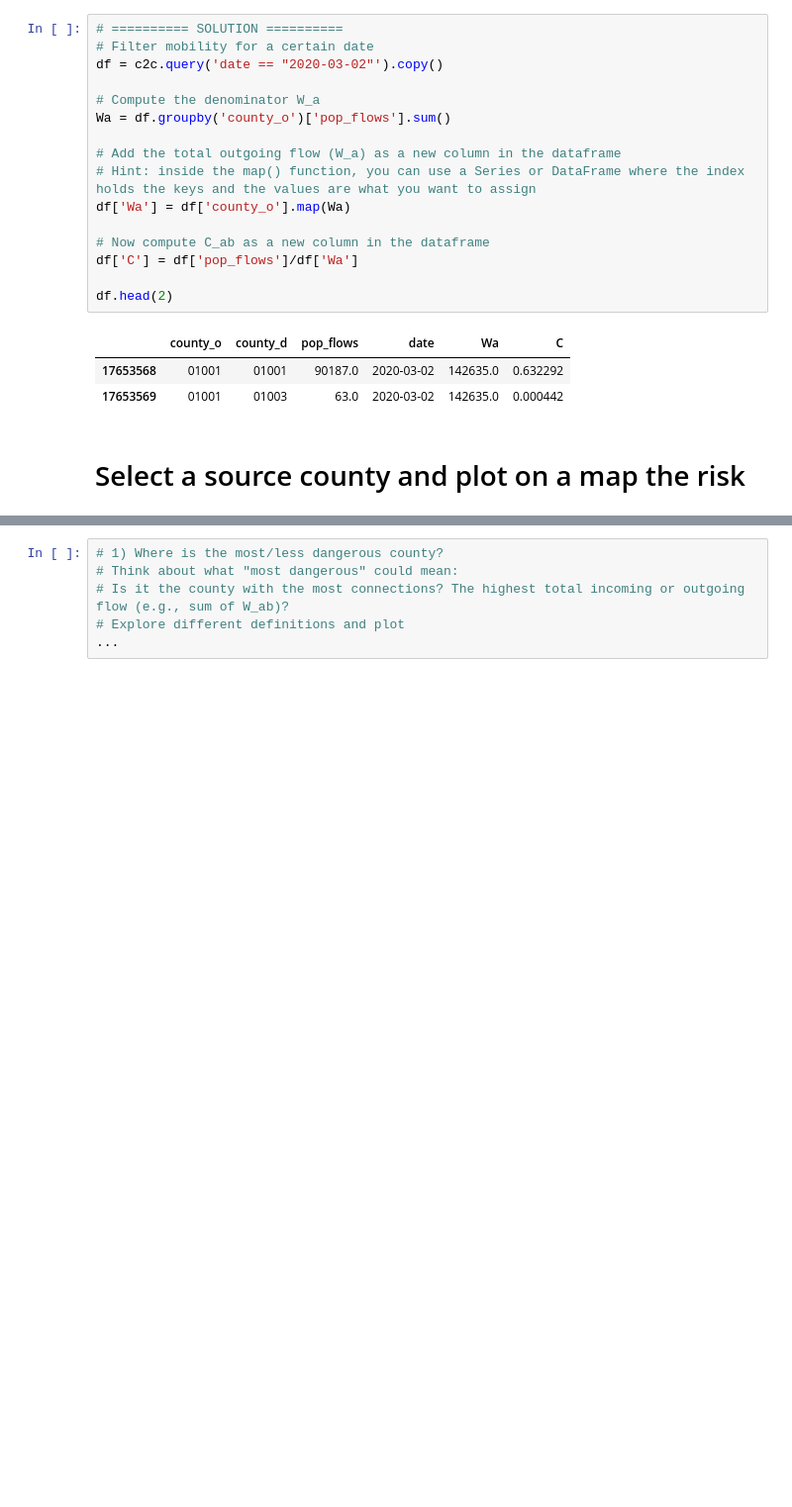
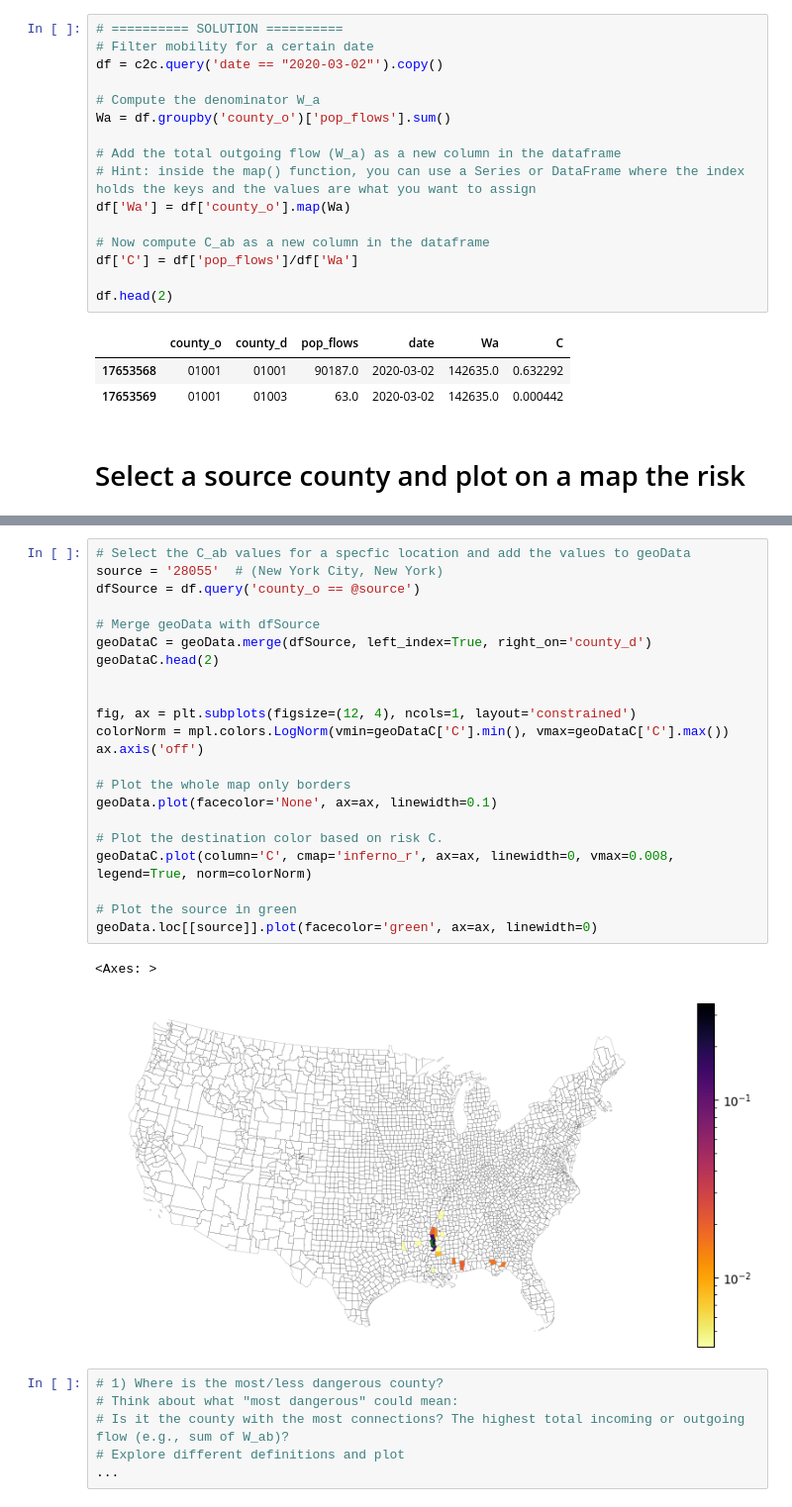
Before and after one commit to EPIcx-lab/ESPIDAM-2025---Networks-and-Contact-Patterns-in-Infectious-Disease-Models, a Jupyter notebook: lab1_part2_solutions.ipynb, the cells around one changed output, grey strips where cells are left out. Shown: that part at 99% size. Saved outputs shown, nothing was run; the diff lists cells and outputs as text; blank space fills up the shorter version.

```diff
--- a/lab1_part2_solutions.ipynb
+++ b/lab1_part2_solutions.ipynb
@@ -129,3 +131,28 @@ geoData.loc[[source]].plot(facecolor='green', ax=ax, linewidth=0)
+# %%
+# Select the C_ab values for a specfic location and add the values to geoData
+source = '28055'  # (New York City, New York)
+dfSource = df.query('county_o == @source')
+
+# Merge geoData with dfSource
+geoDataC = geoData.merge(dfSource, left_index=True, right_on='county_d')
+geoDataC.head(2)
+
+
+fig, ax = plt.subplots(figsize=(12, 4), ncols=1, layout='constrained')
+colorNorm = mpl.colors.LogNorm(vmin=geoDataC['C'].min(), vmax=geoDataC['C'].max())
+ax.axis('off')
+
+# Plot the whole map only borders
+geoData.plot(facecolor='None', ax=ax, linewidth=0.1)
+
+# Plot the destination color based on risk C.
+geoDataC.plot(column='C', cmap='inferno_r', ax=ax, linewidth=0, vmax=0.008, legend=True, norm=colorNorm)
+
+# Plot the source in green
+geoData.loc[[source]].plot(facecolor='green', ax=ax, linewidth=0)
+# %% [output]
+<Axes: >
+[figure, added]
 # %%
 # 1) Where is the most/less dangerous county?
 # Think about what "most dangerous" could mean:
```
Also changed, not shown: parts of 5 cells of this notebook, 4 other files.
